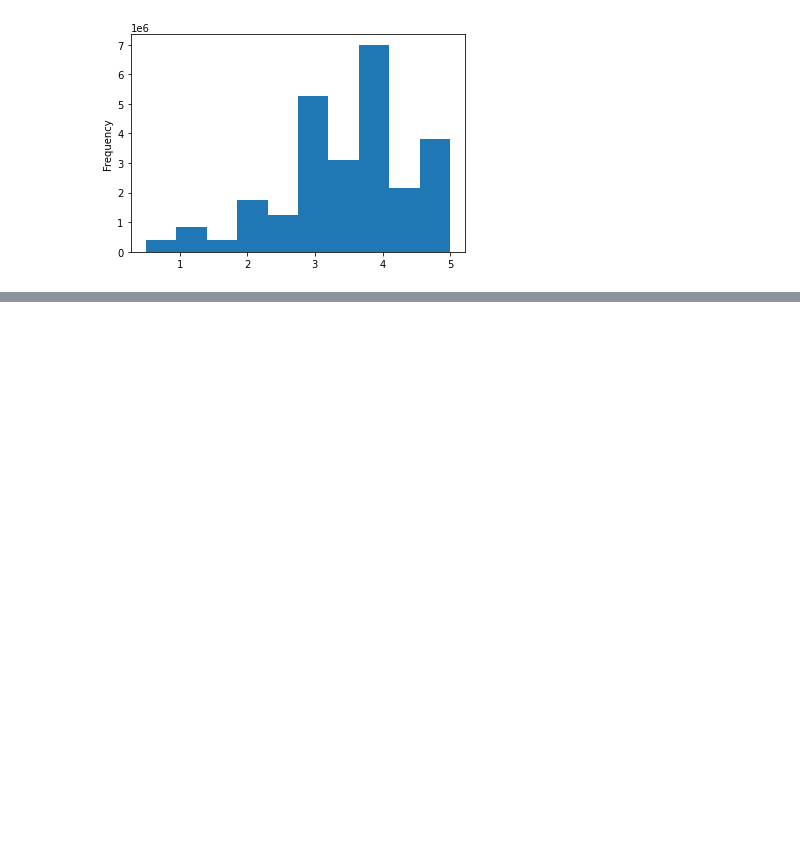
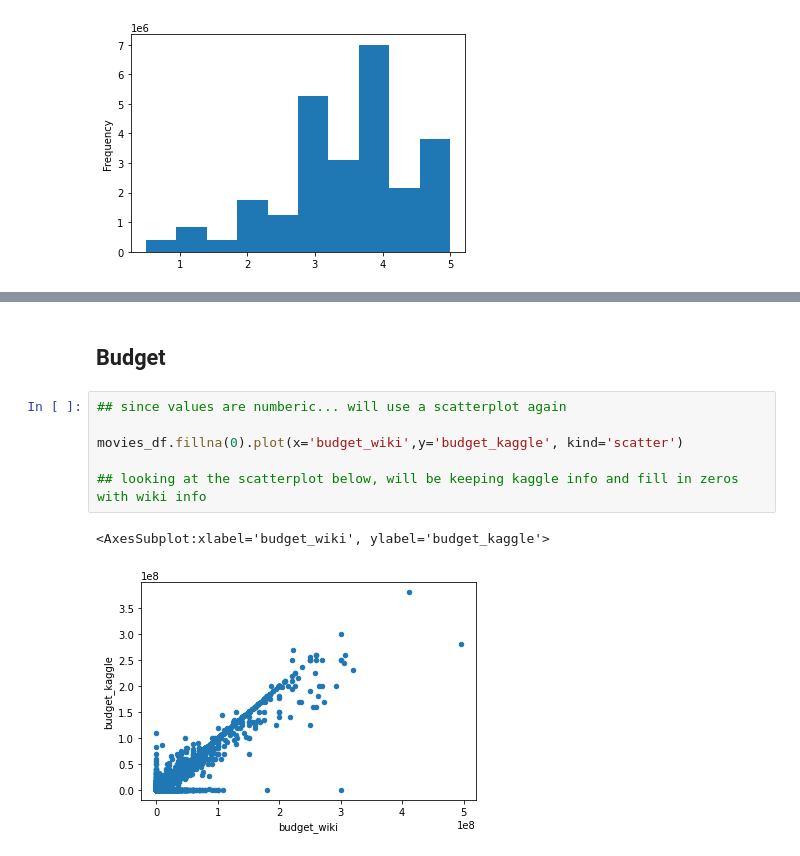
Before and after one commit to Aleyvs/Movies-ETL, a Jupyter notebook: Wiki_Movies_ETL.ipynb, the cells around one changed output, grey strips where cells are left out. Drawn from its saved outputs; the diff is of its cells as text; blank space fills up the shorter version.

```diff
--- a/Wiki_Movies_ETL.ipynb
+++ b/Wiki_Movies_ETL.ipynb
@@ -916,0 +989,11 @@ Name: rating, dtype: float64
+# %% [markdown]
+## Budget
+# %%
+## since values are numberic... will use a scatterplot again
+
+movies_df.fillna(0).plot(x='budget_wiki',y='budget_kaggle', kind='scatter')
+
+## looking at the scatterplot below, will be keeping kaggle info and fill in zeros with wiki info
+# %% [output]
+<AxesSubplot:xlabel='budget_wiki', ylabel='budget_kaggle'>
+[figure, added]
```
Also changed, not shown: parts of 31 cells of this notebook.
